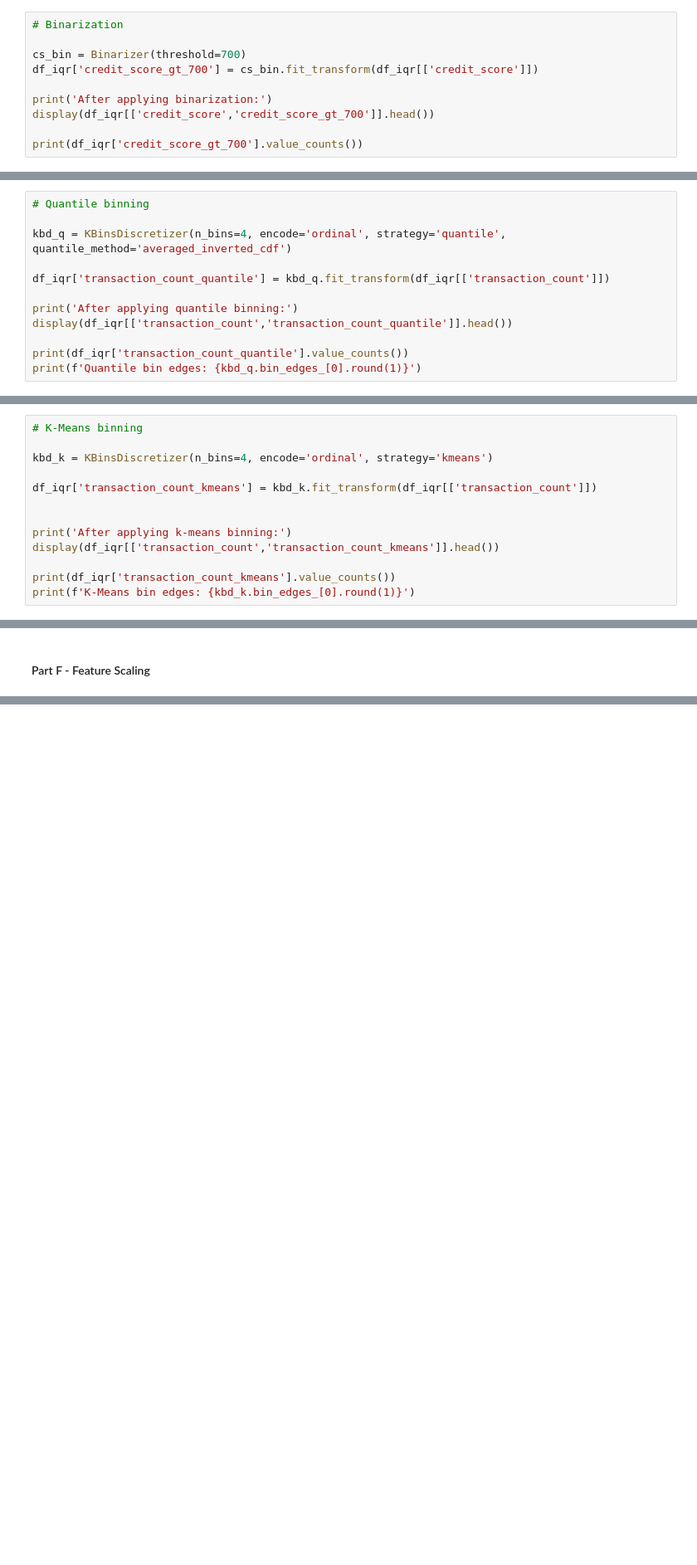
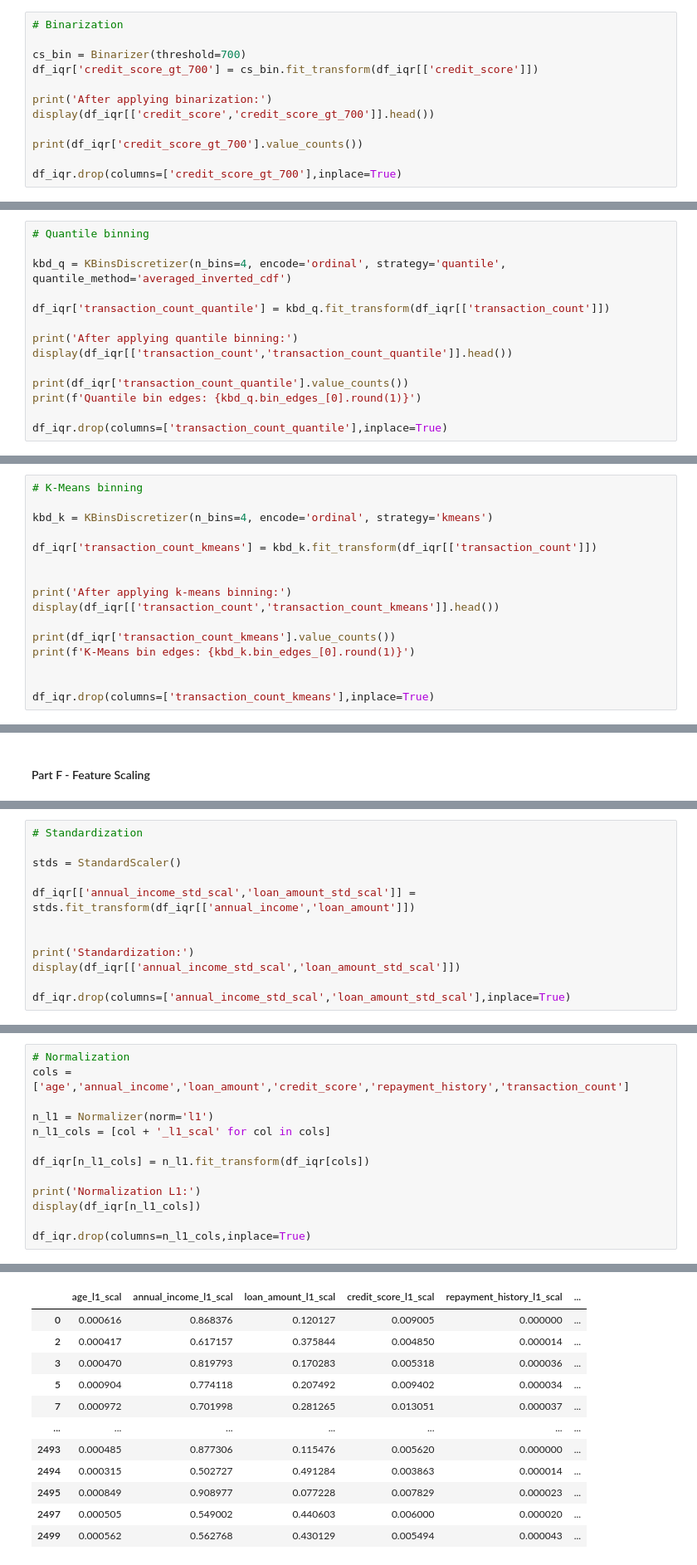
Before and after one commit to krish-desai-123/Data-Preprocessing-and-Feature-Engineering, a Jupyter notebook: Final_Project/holistic_data_preparer.ipynb, the cells around one changed output, grey strips where cells are left out. Shown at 83% size. Saved outputs shown, nothing was run; the diff lists cells and outputs as text; blank space fills up the shorter version.

```diff
--- a/Final_Project/holistic_data_preparer.ipynb
+++ b/Final_Project/holistic_data_preparer.ipynb
@@ -690,6 +678,8 @@ print('After applying binarization:')
 display(df_iqr[['credit_score','credit_score_gt_700']].head())
 
 print(df_iqr['credit_score_gt_700'].value_counts())
+
+df_iqr.drop(columns=['credit_score_gt_700'],inplace=True)
 # %% [output]
 After applying binarization:
 |  | credit_score | credit_score_gt_700 |
@@ -714,6 +704,8 @@ display(df_iqr[['transaction_count','transaction_count_quantile']].head())
 
 print(df_iqr['transaction_count_quantile'].value_counts())
 print(f'Quantile bin edges: {kbd_q.bin_edges_[0].round(1)}')
+
+df_iqr.drop(columns=['transaction_count_quantile'],inplace=True)
 # %% [output]
 After applying quantile binning:
 |  | transaction_count | transaction_count_quantile |
@@ -742,6 +734,9 @@ display(df_iqr[['transaction_count','transaction_count_kmeans']].head())
 
 print(df_iqr['transaction_count_kmeans'].value_counts())
 print(f'K-Means bin edges: {kbd_k.bin_edges_[0].round(1)}')
+
+
+df_iqr.drop(columns=['transaction_count_kmeans'],inplace=True)
 # %% [output]
 After applying k-means binning:
 |  | transaction_count | transaction_count_kmeans |
@@ -761,0 +767,12 @@ K-Means bin edges: [ 10.  131.7 255.9 376.4 499. ]
+# %%
+# Standardization
+
+stds = StandardScaler()
+
+df_iqr[['annual_income_std_scal','loan_amount_std_scal']] = stds.fit_transform(df_iqr[['annual_income','loan_amount']])
+
+
+print('Standardization:')
+display(df_iqr[['annual_income_std_scal','loan_amount_std_scal']])
+
+df_iqr.drop(columns=['annual_income_std_scal','loan_amount_std_scal'],inplace=True)
@@ -761,0 +794,14 @@ K-Means bin edges: [ 10.  131.7 255.9 376.4 499. ]
+# %%
+# Normalization
+cols = ['age','annual_income','loan_amount','credit_score','repayment_history','transaction_count']
+
+n_l1 = Normalizer(norm='l1')
+n_l1_cols = [col + '_l1_scal' for col in cols]
+
+df_iqr[n_l1_cols] = n_l1.fit_transform(df_iqr[cols])
+
+print('Normalization L1:')
+display(df_iqr[n_l1_cols])
+
+df_iqr.drop(columns=n_l1_cols,inplace=True)
+# %% [output]
@@ -761,0 +809,12 @@ K-Means bin edges: [ 10.  131.7 255.9 376.4 499. ]
+|  | age_l1_scal | annual_income_l1_scal | loan_amount_l1_scal | credit_score_l1_scal | repayment_history_l1_scal | ... |
+| 0 | 0.000616 | 0.868376 | 0.120127 | 0.009005 | 0.000000 | ... |
+| 2 | 0.000417 | 0.617157 | 0.375844 | 0.004850 | 0.000014 | ... |
+| 3 | 0.000470 | 0.819793 | 0.170283 | 0.005318 | 0.000036 | ... |
+| 5 | 0.000904 | 0.774118 | 0.207492 | 0.009402 | 0.000034 | ... |
+| 7 | 0.000972 | 0.701998 | 0.281265 | 0.013051 | 0.000037 | ... |
+| ... | ... | ... | ... | ... | ... | ... |
+| 2493 | 0.000485 | 0.877306 | 0.115476 | 0.005620 | 0.000000 | ... |
+| 2494 | 0.000315 | 0.502727 | 0.491284 | 0.003863 | 0.000014 | ... |
+| 2495 | 0.000849 | 0.908977 | 0.077228 | 0.007829 | 0.000023 | ... |
+| 2497 | 0.000505 | 0.549002 | 0.440603 | 0.006000 | 0.000020 | ... |
+| 2499 | 0.000562 | 0.562768 | 0.430129 | 0.005494 | 0.000043 | ... |
```
Also changed, not shown: parts of 17 cells of this notebook.
